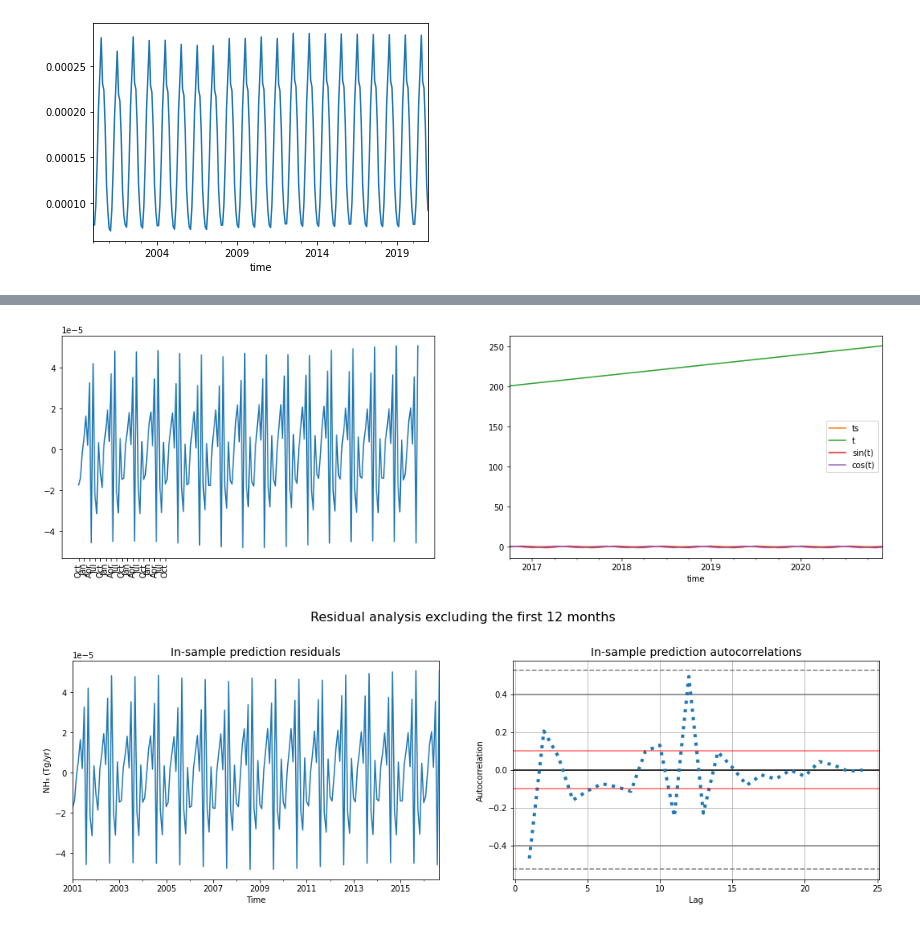
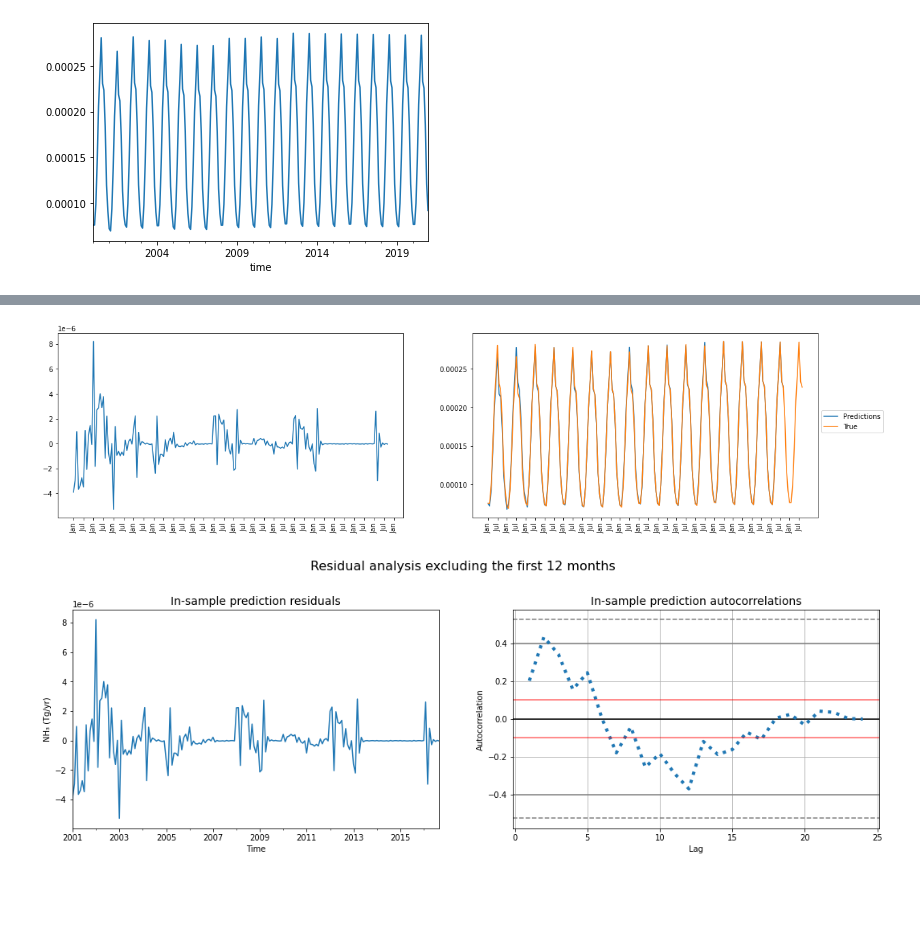
Before and after one commit to samuelexferri/unibg-statistic2, a Jupyter notebook: notebooks/nh3-regarima-crossvalidation.ipynb, the cells around one changed output, grey strips where cells are left out. Cells and saved outputs as stored; diff of their text form; code cells hidden in the pictures; blank space fills up the shorter version.

```diff
--- a/notebooks/nh3-regarima-crossvalidation.ipynb
+++ b/notebooks/nh3-regarima-crossvalidation.ipynb
@@ -132,0 +170,2 @@ dtype: float64
+# %%
+results = model_selection(train_data, cv_iterations=5, verbose=True)
@@ -132,0 +190,5 @@ dtype: float64
+# %%
+aics = [v['aic'] for k, v in results.items()]
+bics = [v['bic'] for k, v in results.items()]
+rmses = [v['rmse'] for k, v in results.items()]
+acfs = [v['acf'] for k, v in results.items()]
@@ -132,0 +231,3 @@ dtype: float64
+# %%
+min_aic_model = [v for k,v in results.items() if v['aic'] == np.min(aics)][0]
+min_aic_model
@@ -132,0 +279,7 @@ dtype: float64
+# %%
+df_train = create_harmonic_regressors(train_data, min_aic_model['harmonic_order'], 12)
+df_test = create_harmonic_regressors(test_data, min_aic_model['harmonic_order'], 12)
+
+exog_columns = list(df_train.columns)[2:]
+
+model = ARIMA(endog=df_train['ts'], exog=df_train[exog_columns], order=min_aic_model['order'], seasonal_order=min_aic_model['seasonal_order'], ).fit()
@@ -144,23 +352,27 @@ predictions.plot()
 # %%
-fig, axs = plt.subplots(nrows=1, ncols=2, figsize=(18,5))
+fig, axs = plt.subplots(nrows=1, ncols=2, figsize=(20,5))
 
-indices = np.arange(0, len(test_data), 3)
-ticks = [date.strftime('%b') for date in test_data['ts'].index]
+indices = np.arange(0, len(train_data), 6)
+ticks = [date.strftime('%b') for date in train_data['ts'].index]
+
 axs[0].set_xticks(indices)
 axs[0].set_xticklabels(np.array(ticks)[indices], rotation=90)
-
 axs[0].plot(errors)
 
-pd.Series(predictions, index=test_data['ts'].index).plot(ax=axs[1])
-test_data.plot(ax=axs[1])
+axs[1].plot(predictions.values, label='Predictions')
+axs[1].plot(train_data['ts'].values, label='True')
+axs[1].set_xticks(indices)
+axs[1].set_xticklabels(np.array(ticks)[indices], rotation=90)
+axs[1].legend(loc='upper right', bbox_to_anchor=(1.2, 0.6))
 plt.show()
 # %% [output]
-[figure, old version]
+[figure, new version]
 # %%
 fig, axs = plt.subplots(nrows=1, ncols=2, figsize=(18,5))
 fig.suptitle('Residual analysis excluding the first 12 months', fontsize=16,  y=1.05)
 
 pd.Series(errors, index=predictions.index).plot(ax=axs[0])
+axs[0].plot(errors)
 axs[0].set_title('In-sample prediction residuals', fontsize=14)
 axs[0].set_xlabel('Time')
 axs[0].set_ylabel('NH3 (Tg/yr)'.translate(to_pedix))
@@ -173,4 +385,4 @@ axs[1].axhline(y=0.1, color='r', linestyle='-', alpha=.6)
 
 plt.show()
 # %% [output]
-[figure, old version]
+[figure, new version]
```
Also changed, not shown: parts of 22 cells of this notebook, 1 other file.
